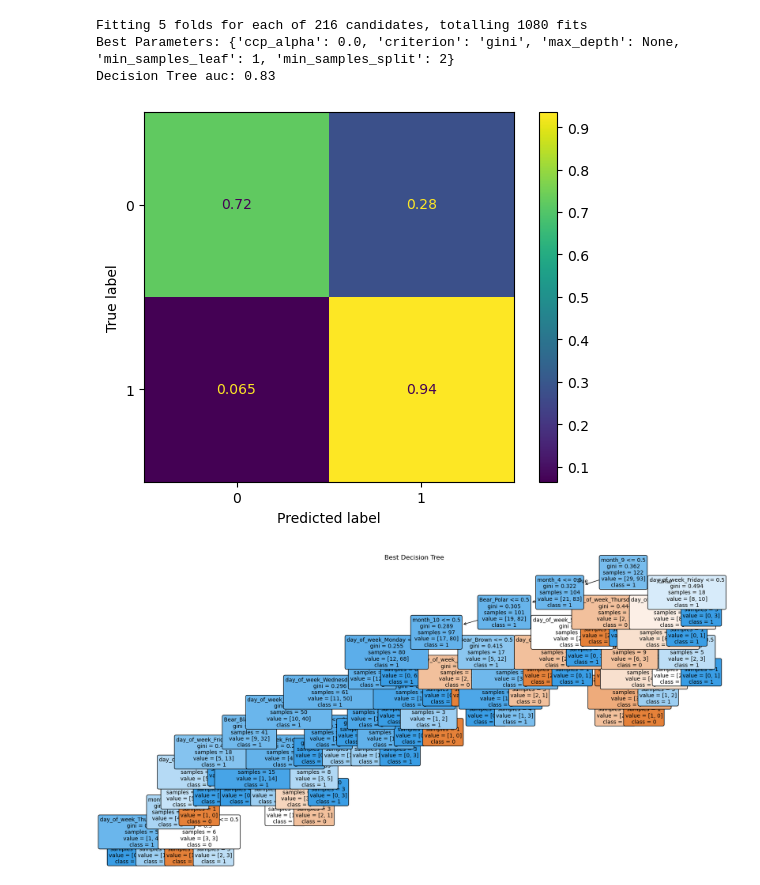
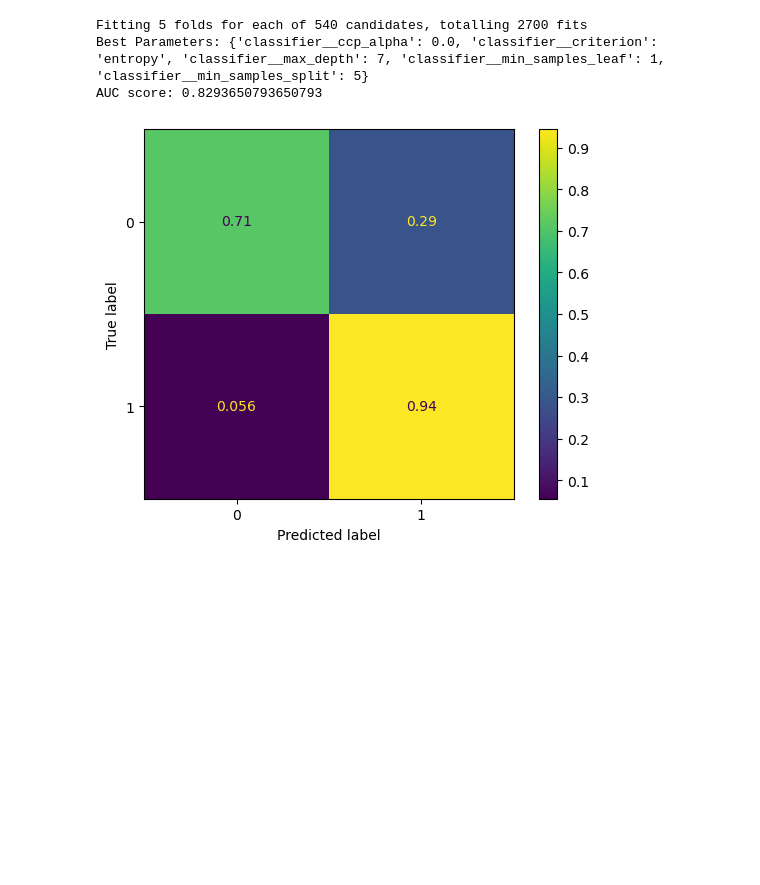
Before and after one commit to ljime080/CAP4612_Final_Project, a Jupyter notebook: final_project.ipynb, the cells around one changed output. Saved outputs shown, nothing was run; the diff lists cells and outputs as text; code cells hidden in the pictures; blank space fills up the shorter version.

Commit message:
added new featues and dimesionality reduction step in grid search

```diff
--- a/final_project.ipynb
+++ b/final_project.ipynb
@@ -220,0 +143,18 @@ KNN auc: 0.84
+# %%
+categorical_features = ['Bear']
+numerical_features = ['Age' ,'Age_2', 'Age_3', 'Latitude_2', 'Latitude_3', 'Longitude_2', 'Longitude_3']
+no_transform_features = ['dow_sin', 'dow_cos', 'month_sin', 'month_cos', ]
+
+
+# Step 4: Define preprocessors
+categorical_preprocessor = OneHotEncoder(handle_unknown='ignore')
+numerical_preprocessor = StandardScaler()
+
+# Combine preprocessors in a ColumnTransformer
+preprocessor = ColumnTransformer(
+    transformers=[
+        ('num', numerical_preprocessor, numerical_features),
+        ('cat', categorical_preprocessor, categorical_features),
+        ('passthrough', 'passthrough', no_transform_features)
+    ]
+)
@@ -247,47 +243,36 @@ Best Parameters: {'C': 0.001, 'penalty': 'l1', 'solver': 'liblinear'}
 Logit auc: 0.50
 [figure]
 # %%
-tree = DecisionTreeClassifier(random_state=random_state)
+dt_pipeline = Pipeline(steps=[
+    ('preprocessor', preprocessor),
+    ('classifier', DecisionTreeClassifier(random_state=random_state))
+])
 
-# Step 4: Define the parameter grid for grid search
+# Step 6: Define a parameter grid for grid search
 param_grid = {
-    'criterion': ['gini', 'entropy'],  # Split criteria
-    'max_depth': [None, 5, 10, 15],   # Depth of the tree
-    'min_samples_split': [2, 5, 10],  # Minimum samples required to split a node
-    'min_samples_leaf': [1, 2, 5],    # Minimum samples required at a leaf node
-    'ccp_alpha': [0.0, 0.01, 0.1]     # Pruning via cost-complexity
+    'classifier__criterion': ['gini', 'entropy'],
+    'classifier__max_depth': [1,2, 3, 4,5,6,7,8,9 ,10],
+    'classifier__min_samples_split': [2, 5, 10],
+    'classifier__min_samples_leaf': [1, 2, 5],
+    'classifier__ccp_alpha': [0.0, 0.01, 0.1]
 }
 
-# Step 5: Perform grid search
-grid_search = GridSearchCV(estimator=tree, param_grid=param_grid, cv=5, scoring=roc_auc_score, n_jobs=-1, verbose=1)
+# Step 7: Perform grid search
+grid_search = GridSearchCV(dt_pipeline, param_grid, cv=5, scoring='roc_auc', verbose=1, n_jobs=-1)
 grid_search.fit(X_train, y_train)
 
-# Step 6: Evaluate the best model
+# Step 8: Evaluate the best model
 best_model = grid_search.best_estimator_
-y_pred_dt = best_model.predict(X_train)
+y_pred = best_model.predict(X_train)
 
-# Step 7: Output results
+# Output results
 print("Best Parameters:", grid_search.best_params_)
-print(f"Decision Tree auc: {roc_auc_score(y_train  , y_pred_dt):.2f}")
-ConfusionMatrixDisplay.from_predictions(y_train, y_pred_dt ,   normalize='true' )
+print("AUC score:", roc_auc_score(y_train, y_pred))
+ConfusionMatrixDisplay.from_predictions(y_train, y_pred , normalize='true' )
 plt.show()
-
-
-plt.figure(figsize=(20, 10))
-plot_tree(
-    best_model,
-    feature_names=X_train.columns,  # Use transformed feature names
-    class_names=[str(cls) for cls in set(y_train)],  # Convert classes to strings
-    filled=True,
-    rounded=True,
-    fontsize=10
-)
-plt.title("Best Decision Tree")
-plt.show()
 # %% [output]
-Fitting 5 folds for each of 216 candidates, totalling 1080 fits
-Best Parameters: {'ccp_alpha': 0.0, 'criterion': 'gini', 'max_depth': None, 'min_samples_leaf': 1, 'min_samples_split': 2}
-Decision Tree auc: 0.83
+Fitting 5 folds for each of 540 candidates, totalling 2700 fits
+Best Parameters: {'classifier__ccp_alpha': 0.0, 'classifier__criterion': 'entropy', 'classifier__max_depth': 7, 'classifier__min_samples_leaf': 1, 'classifier__min_samples_split': 5}
+AUC score: 0.8293650793650793
-[figure, old version]
+[figure, new version]
-[figure, removed]
 # %%
```
Also changed, not shown: parts of 15 cells of this notebook, 1 other file.
